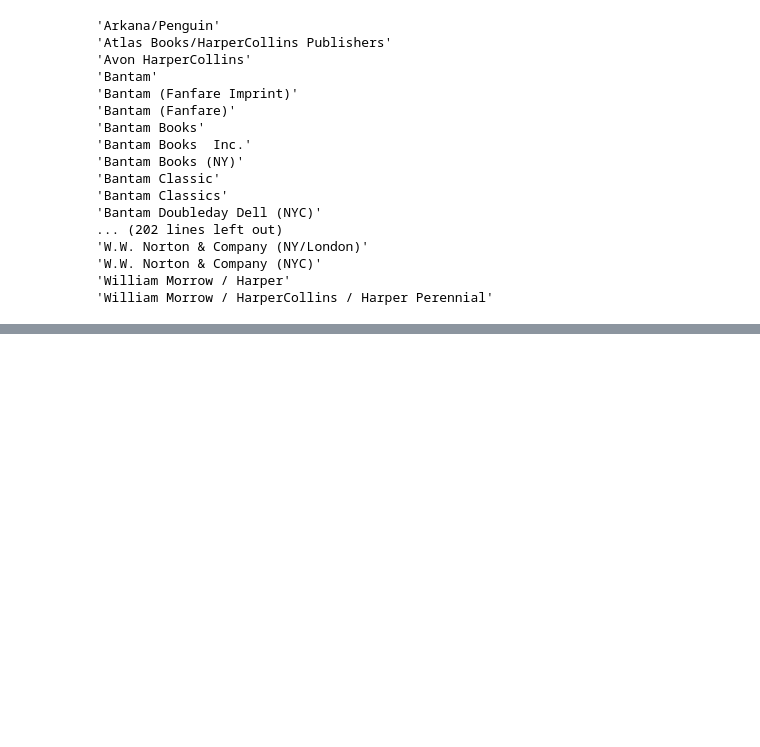
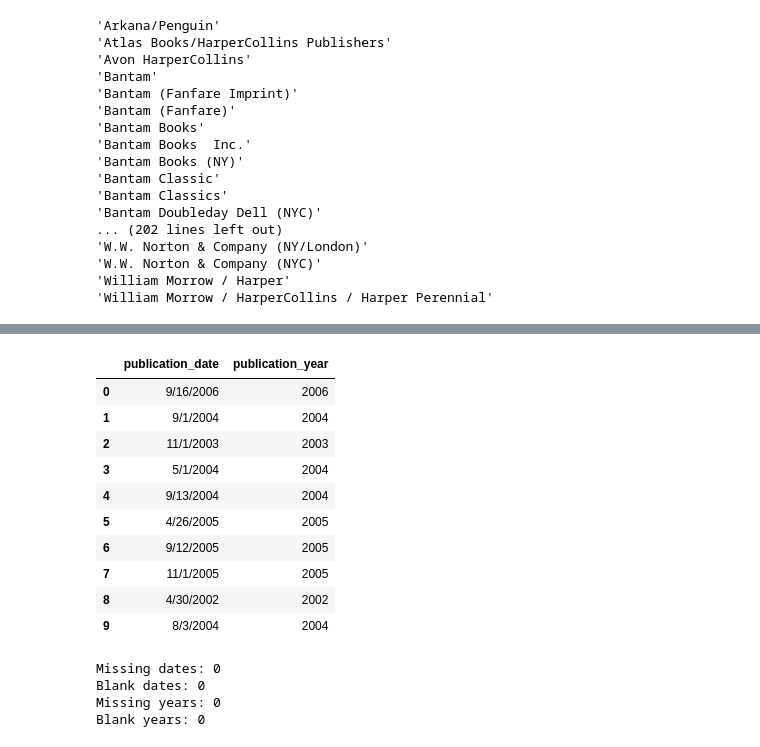
Before and after one commit to Preeti-data/first_project, a Jupyter notebook: notebooks/bookworms_data_cleaning.ipynb, the cells around one changed output, grey strips where cells are left out. Drawn from its saved outputs; the diff is of its cells as text; code cells hidden in the pictures; blank space fills up the shorter version.

```diff
--- a/notebooks/bookworms_data_cleaning.ipynb
+++ b/notebooks/bookworms_data_cleaning.ipynb
@@ -558,0 +837,31 @@ df_clean["publisher"] = df_clean["publisher"].replace(publisher_corrections)
+# %%
+#isolating the year into a new column
+df_clean["publication_year"] = df_clean["publication_date"].str.split("/").str[2]
+
+df_clean[["publication_date", "publication_year"]].head(10)
+# %% [output]
+|  | publication_date | publication_year |
+| 0 | 9/16/2006 | 2006 |
+| 1 | 9/1/2004 | 2004 |
+| 2 | 11/1/2003 | 2003 |
+| 3 | 5/1/2004 | 2004 |
+| 4 | 9/13/2004 | 2004 |
+| 5 | 4/26/2005 | 2005 |
+| 6 | 9/12/2005 | 2005 |
+| 7 | 11/1/2005 | 2005 |
+| 8 | 4/30/2002 | 2002 |
+| 9 | 8/3/2004 | 2004 |
+# %%
+#checking for empty values
+dates = df_clean["publication_date"]
+years = df_clean["publication_year"]
+
+print("Missing dates:", dates.isna().sum())
+print("Blank dates:", (dates.str.strip() == "").sum())
+print("Missing years:", years.isna().sum())
+print("Blank years:", (years.str.strip() == "").sum())
+# %% [output]
+Missing dates: 0
+Blank dates: 0
+Missing years: 0
+Blank years: 0
```
Also changed, not shown: parts of 14 cells of this notebook, 1 other file.
